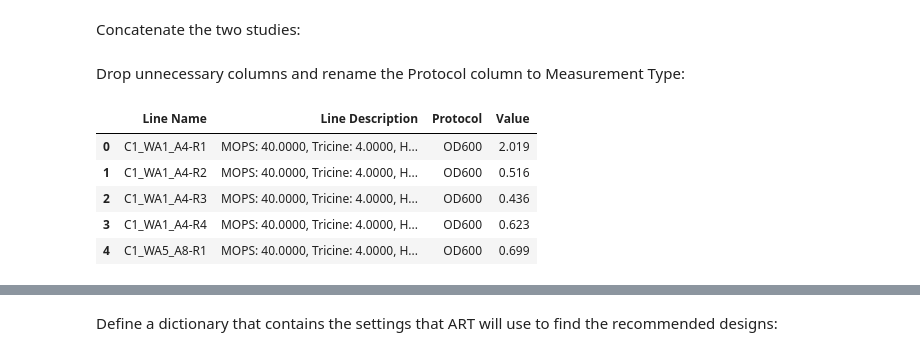
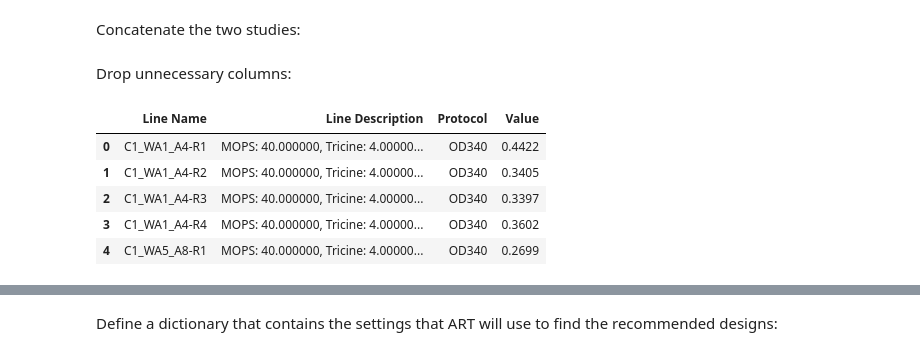
Before and after one commit to JBEI/media_compiler, a Jupyter notebook: notebooks/C_ART_Media_Designs.ipynb, the cells around one changed output, grey strips where cells are left out. Cells and saved outputs as stored; diff of their text form; code cells hidden in the pictures.

```diff
--- a/notebooks/C_ART_Media_Designs.ipynb
+++ b/notebooks/C_ART_Media_Designs.ipynb
@@ -50,8 +52,8 @@ user_params = {
     'bounds_file': f'../data/flaviolin/Putida_media_bounds.csv',
     'output_file_path': f'../data/flaviolin/DBTL{CYCLE}', # Folder for output files,
     'standard_media_file': '../data/flaviolin/standard_recipe_concentrations.csv',
-    'study_slug_1': 'combinatorial-media-for-flaviolin-dbtl1',
-    'study_slug_2': 'combinatorial-media-for-flaviolin-dbtl2',
+    'study_slug_1': 'combinatorial-media-for-flaviolin-dbtl1-ed1e',
+    'study_slug_2': 'combinatorial-media-for-flaviolin-dbtl-2',
     'edd_server': 'edd.jbei.org',
     'username': 'tradivojevic',
 }
@@ -77,4 +74,6 @@ user_params['components'] = [
     'MnSO4',
     'ZnSO4'
 ]
+
+user_params['response'] = 'OD340'
 # %% [markdown]
@@ -82,5 +81,6 @@ Here we specify how many instances (designs) we want to create and how many repl
 # %%
-user_params['n_instances'] = 15
+user_params['n_instances_explor'] = 12
+user_params['n_instances_exploit'] = 3
 user_params['n_replicates'] = 3
 # %% [markdown]
 ## Load the data
@@ -119,15 +122,14 @@ Concatenate the two studies:
 # %%
 df = df_1.append(df_2)
 # %% [markdown]
-Drop unnecessary columns and rename the Protocol column to Measurement Type:
+Drop unnecessary columns:
 # %%
 df = df.loc[:,['Line Name','Line Description','Protocol','Value']]
-df.rename(columns={"Protocol": "Measurement Type"}, inplace=True)
 df.head()
 # %% [output]
 |  | Line Name | Line Description | Protocol | Value |
-| 0 | C1_WA1_A4-R1 | MOPS: 40.0000, Tricine: 4.0000, H... | OD600 | 2.019 |
-| 1 | C1_WA1_A4-R2 | MOPS: 40.0000, Tricine: 4.0000, H... | OD600 | 0.516 |
-| 2 | C1_WA1_A4-R3 | MOPS: 40.0000, Tricine: 4.0000, H... | OD600 | 0.436 |
-| 3 | C1_WA1_A4-R4 | MOPS: 40.0000, Tricine: 4.0000, H... | OD600 | 0.623 |
-| 4 | C1_WA5_A8-R1 | MOPS: 40.0000, Tricine: 4.0000, H... | OD600 | 0.699 |
+| 0 | C1_WA1_A4-R1 | MOPS: 40.000000, Tricine: 4.00000... | OD340 | 0.4422 |
+| 1 | C1_WA1_A4-R2 | MOPS: 40.000000, Tricine: 4.00000... | OD340 | 0.3405 |
+| 2 | C1_WA1_A4-R3 | MOPS: 40.000000, Tricine: 4.00000... | OD340 | 0.3397 |
+| 3 | C1_WA1_A4-R4 | MOPS: 40.000000, Tricine: 4.00000... | OD340 | 0.3602 |
+| 4 | C1_WA5_A8-R1 | MOPS: 40.000000, Tricine: 4.00000... | OD340 | 0.2699 |
```
Also changed, not shown: parts of 69 cells of this notebook, 1 other file.
